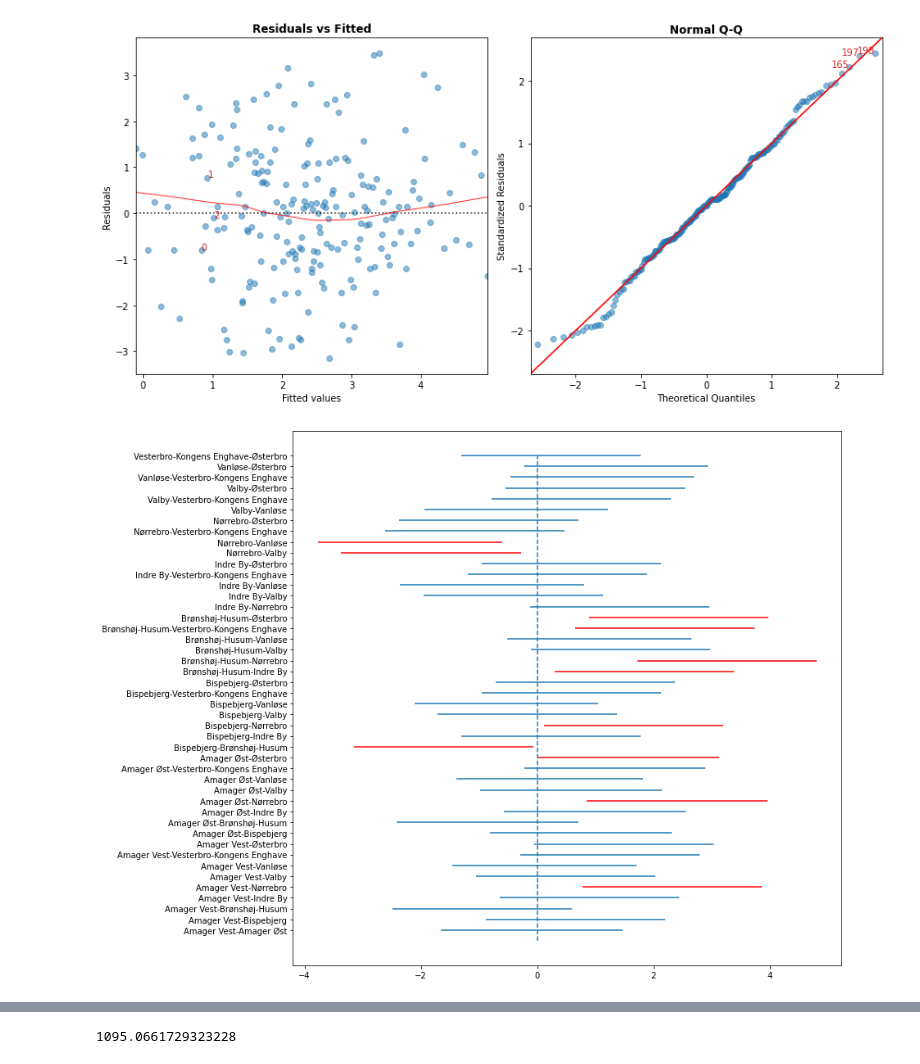
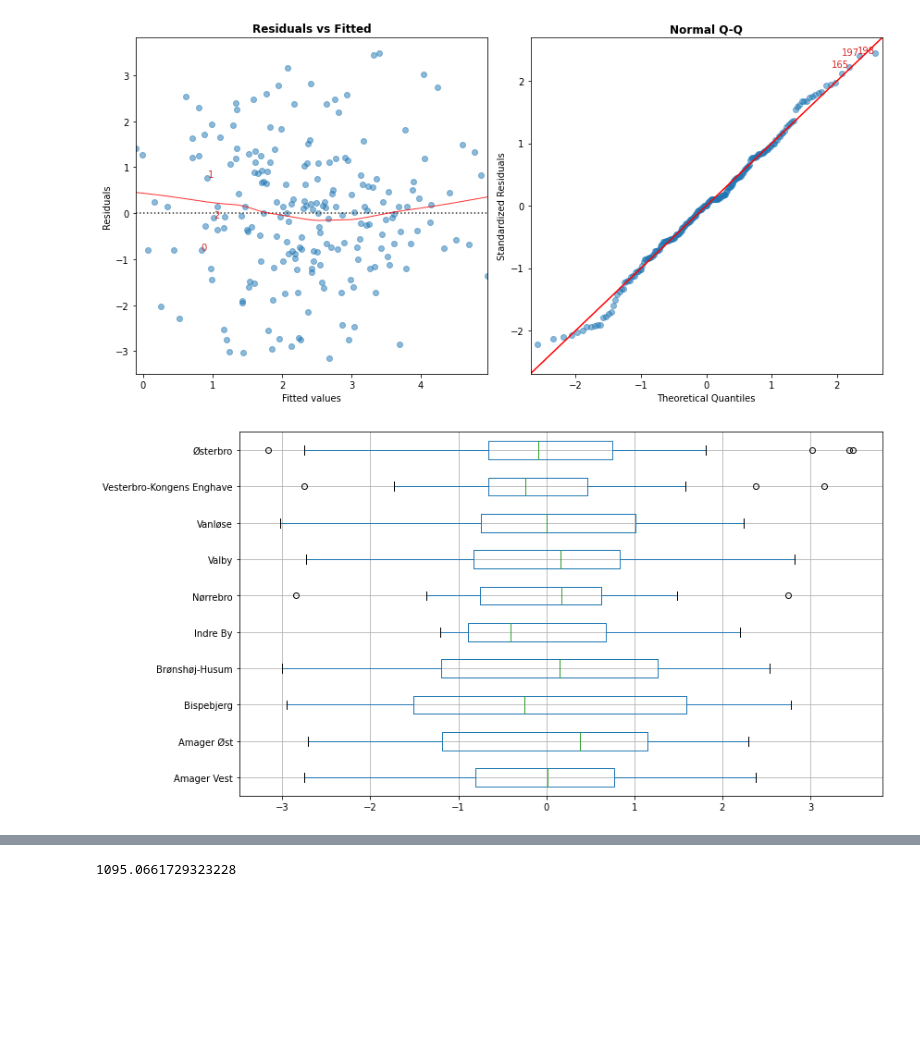
Before and after one commit to Ljoerring/Social-Data-Project, a Jupyter notebook: Model.ipynb, the cells around one changed output, grey strips where cells are left out. Drawn from its saved outputs; the diff is of its cells as text; code cells hidden in the pictures; blank space fills up the shorter version.

```diff
--- a/Model.ipynb
+++ b/Model.ipynb
@@ -199,10 +200,31 @@ plt.tight_layout()
 plt.show()
 # %% [output]
 [figure]
+# %%
+districts = df.district.unique()
+temp = pd.DataFrame(lm_fit2.resid[df['district']==districts[0]].values)
+temp1 = pd.DataFrame(lm_fit2.resid[df['district']==districts[1]].values)
+temp2 = pd.DataFrame(lm_fit2.resid[df['district']==districts[2]].values)
+temp3 = pd.DataFrame(lm_fit2.resid[df['district']==districts[3]].values)
+temp4 = pd.DataFrame(lm_fit2.resid[df['district']==districts[4]].values)
+temp5 = pd.DataFrame(lm_fit2.resid[df['district']==districts[5]].values)
+temp6 = pd.DataFrame(lm_fit2.resid[df['district']==districts[6]].values)
+temp7 = pd.DataFrame(lm_fit2.resid[df['district']==districts[7]].values)
+temp8 = pd.DataFrame(lm_fit2.resid[df['district']==districts[8]].values)
+temp9 = pd.DataFrame(lm_fit2.resid[df['district']==districts[9]].values)
+df_res = pd.concat([temp,temp1,temp2,temp3,temp4,temp5,temp6,temp7,temp8,temp9], ignore_index=True, axis=1)
+df_res.columns = districts
+# %%
+# Check variance of residuals
+districts = df.district.unique()
+plt.figure(figsize=(12,6))
+df_res.boxplot(vert=False)
+#plt.xticks(rotation=90)
+plt.tight_layout()
+plt.show()
+# %% [output]
+[figure, added]
 # %%
-# Turkey's pairwise test to compare means
-tukey = pairwise_tukeyhsd(endog=df['trees_km2_transform'], groups=df['district'], alpha=0.05)
-
 def plot_tukey(tukey):
     plt.figure(figsize=(12,12))
     rows = tukey.summary().data[1:]
@@ -219,7 +241,3 @@ def plot_tukey(tukey):
     plt.gca().set_yticks( range( len( rows ) ) )
     plt.gca().set_yticklabels( [ f'{x[0]}-{x[1]}' for x in rows ] )
     plt.show()
-
-plot_tukey(tukey)
-# %% [output]
-[figure, removed]
```
Also changed, not shown: parts of 13 cells of this notebook, 2 other files.
